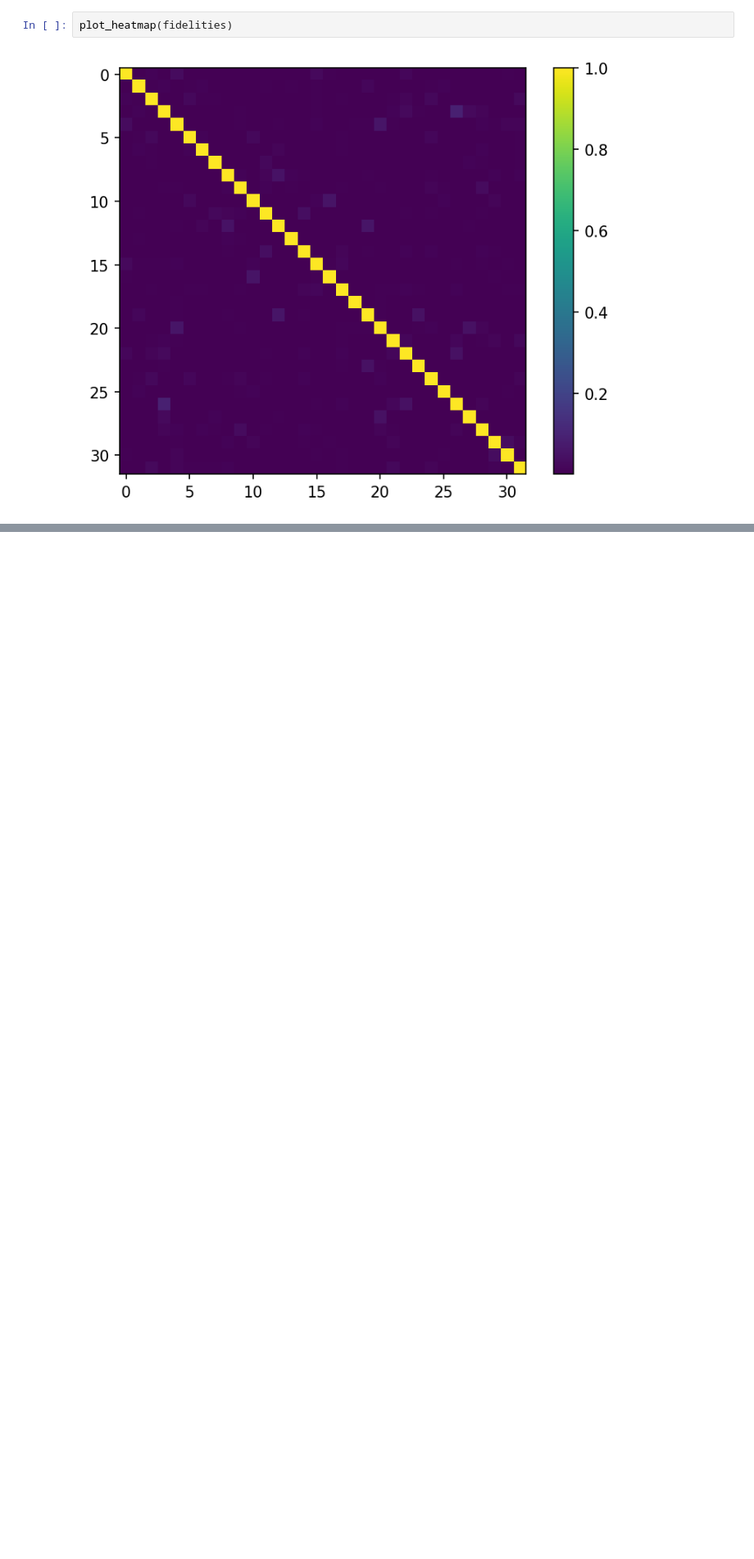
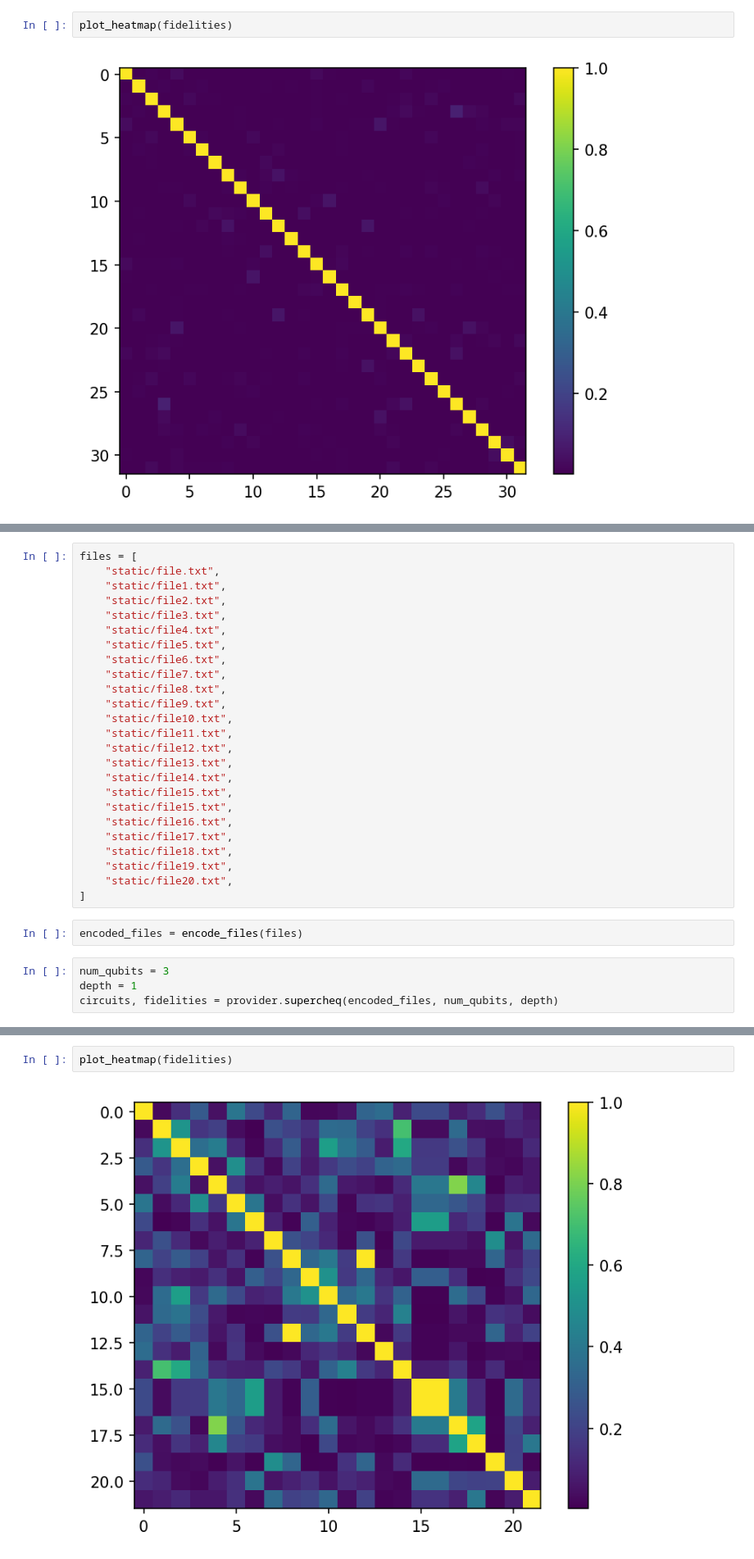
Before and after one commit to Infleqtion/client-superstaq, a Jupyter notebook: examples/SupercheQ.ipynb, the cells around one changed output, grey strips where cells are left out. Shown at 82% size. Cells and saved outputs as stored; diff of their text form; blank space fills up the shorter version.

Commit message:
`encode_file` implementation (#278)
Co-authored-by: Pranav Gokhale <pranav@super.tech>
Co-authored-by: Palash Goiporia <palash@super.tech>

```diff
--- a/examples/SupercheQ.ipynb
+++ b/examples/SupercheQ.ipynb
@@ -178,0 +197,31 @@ plot_heatmap(fidelities)
+# %%
+files = [
+    "static/file.txt",
+    "static/file1.txt",
+    "static/file2.txt",
+    "static/file3.txt",
+    "static/file4.txt",
+    "static/file5.txt",
+    "static/file6.txt",
+    "static/file7.txt",
+    "static/file8.txt",
+    "static/file9.txt",
+    "static/file10.txt",
+    "static/file11.txt",
+    "static/file12.txt",
+    "static/file13.txt",
+    "static/file14.txt",
+    "static/file15.txt",
+    "static/file15.txt",
+    "static/file16.txt",
+    "static/file17.txt",
+    "static/file18.txt",
+    "static/file19.txt",
+    "static/file20.txt",
+]
+# %%
+encoded_files = encode_files(files)
+# %%
+num_qubits = 3
+depth = 1
+circuits, fidelities = provider.supercheq(encoded_files, num_qubits, depth)
@@ -178,0 +252,4 @@ plot_heatmap(fidelities)
+# %%
+plot_heatmap(fidelities)
+# %% [output]
+[figure, added]
```
Also changed, not shown: parts of 7 cells of this notebook, 23 other files.
